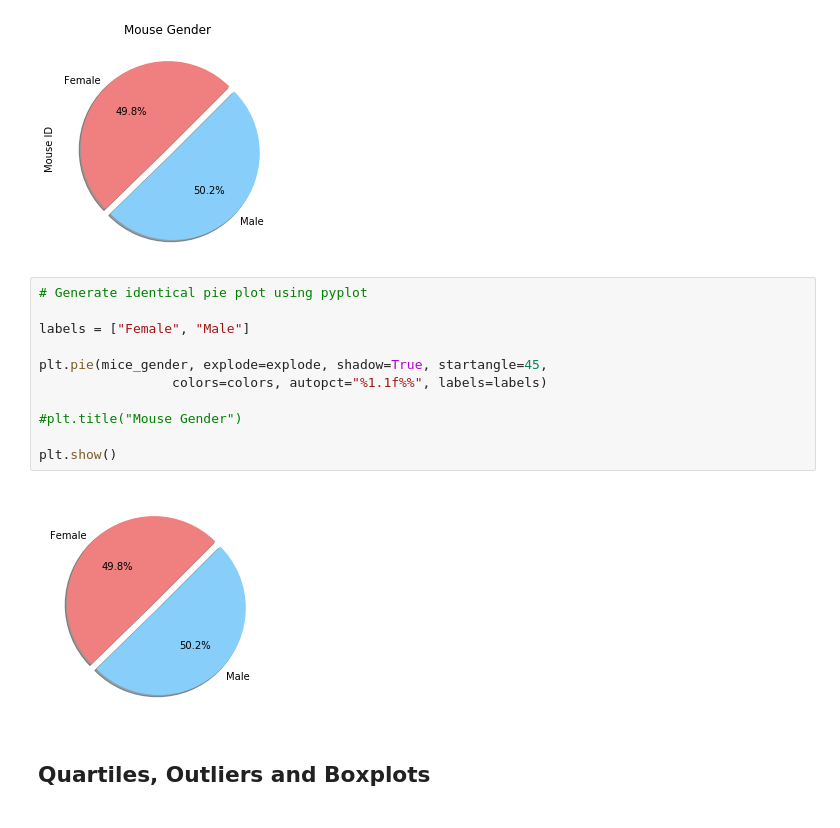
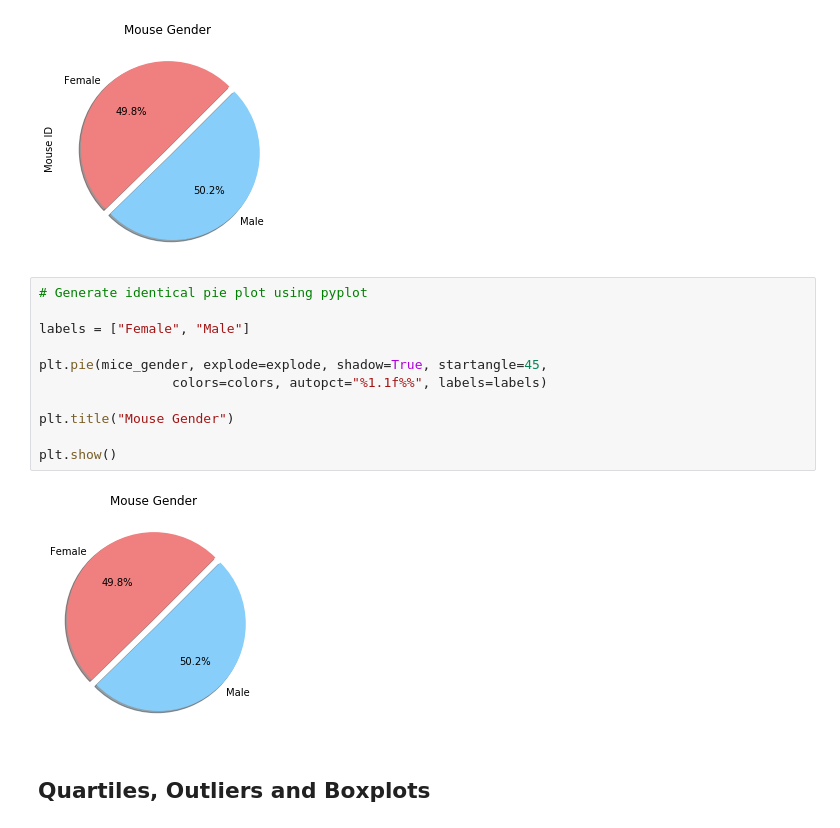
Before and after one commit to Ssimoes48/Plots-Matplotlib, a Jupyter notebook: pymaceuticals_starter.ipynb, the cells around one changed output. Drawn from its saved outputs; the diff is of its cells as text.

```diff
--- a/pymaceuticals_starter.ipynb
+++ b/pymaceuticals_starter.ipynb
@@ -148,16 +148,16 @@ plt.show()
 # %%
 # Generate identical pie plot using pyplot
 
 labels = ["Female", "Male"]
 
 plt.pie(mice_gender, explode=explode, shadow=True, startangle=45,
                  colors=colors, autopct="%1.1f%%", labels=labels)
 
-#plt.title("Mouse Gender")
+plt.title("Mouse Gender")
 
 plt.show()
 # %% [output]
-[figure, old version]
+[figure, new version]
 # %% [markdown]
 ## Quartiles, Outliers and Boxplots
 # %%
```
Also changed, not shown: parts of 1 cell of this notebook.
